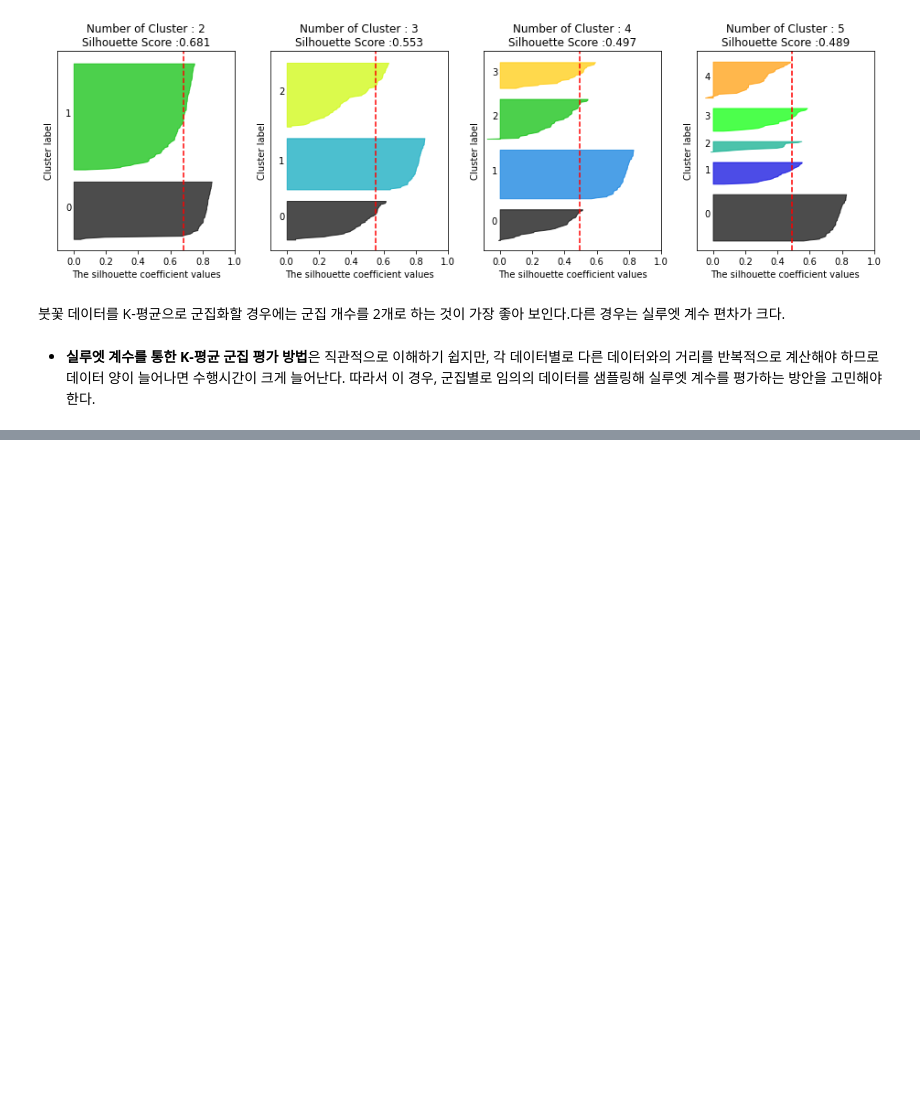
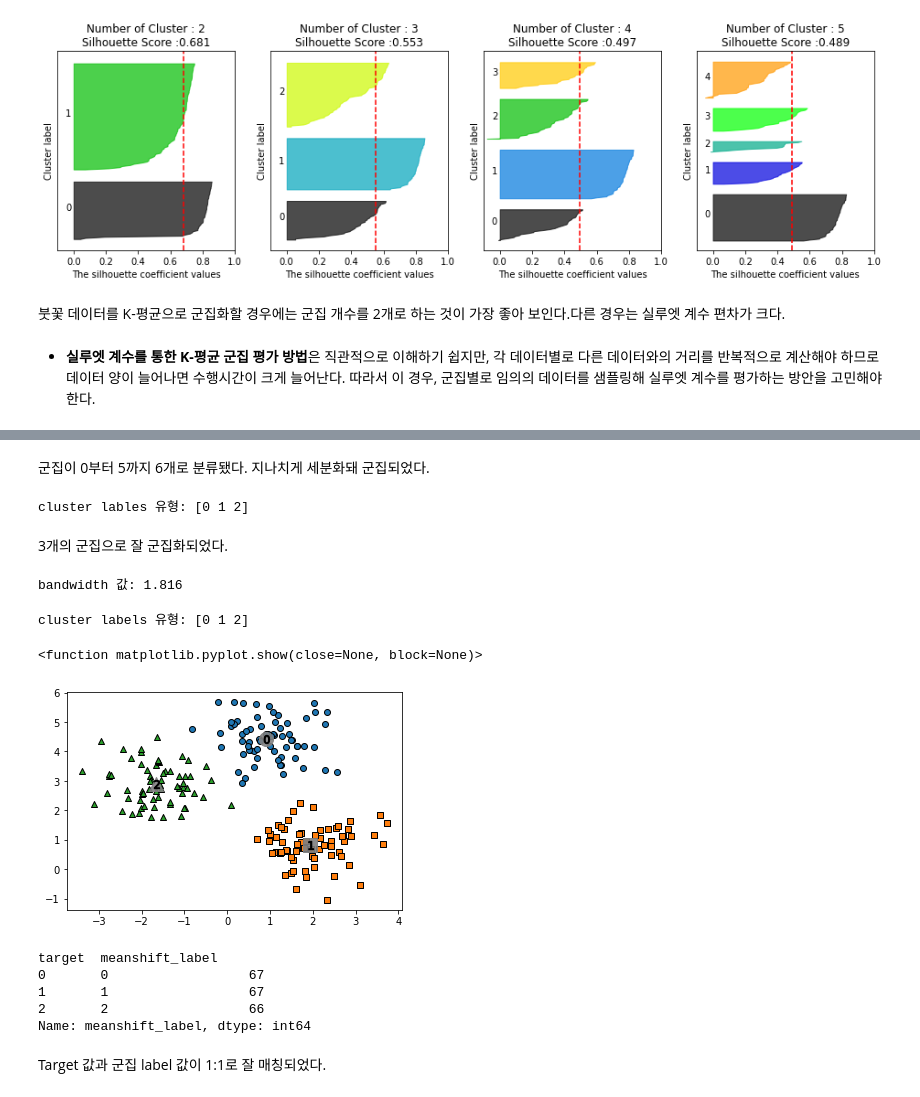
Before and after one commit to wizdom-js/data_analysis, a Jupyter notebook: 파이썬 머신러닝 완벽가이드/Chapter_07_군집화.ipynb, the cells around one changed output, grey strips where cells are left out. Saved outputs shown, nothing was run; the diff lists cells and outputs as text; code cells hidden in the pictures; blank space fills up the shorter version.

```diff
--- a/파이썬 머신러닝 완벽가이드/Chapter_07_군집화.ipynb
+++ b/파이썬 머신러닝 완벽가이드/Chapter_07_군집화.ipynb
@@ -400,0 +451,75 @@ visualize_silhouette([2, 3, 4, 5], iris.data)
+# %% [markdown]
+군집이 0부터 5까지 6개로 분류됐다. 지나치게 세분화돼 군집되었다.
+# %%
+# bandwith 살짝 높여 MeanShift 수해
+
+meanshift = MeanShift(bandwidth=1)
+cluster_labels = meanshift.fit_predict(X)
+print('cluster lables 유형:', np.unique(cluster_labels))
+# %% [output]
+cluster lables 유형: [0 1 2]
+# %% [markdown]
+3개의 군집으로 잘 군집화되었다.
+# %%
+# estimate_bandwitdth()함수 이용하여 최적화된 bandwidth 값 찾기
+
+from sklearn.cluster import estimate_bandwidth
+
+bandwidth = estimate_bandwidth(X)
+print('bandwidth 값:', round(bandwidth, 3))
+# %% [output]
+bandwidth 값: 1.816
+# %%
+# 측정된 bandwidth를 평균 이동값으로 적용해 동일한 make_blobs()데이터 세트에 군집화 수행
+
+import pandas as pd
+
+clusterDF = pd.DataFrame(data=X, columns=['ftr1', 'ftr2'])
+clusterDF['target'] = y
+
+# estimate_bandwidth()로 최적의 bandwidth 계산
+best_bandwidth = estimate_bandwidth(X)
+
+meanshift = MeanShift(bandwidth=best_bandwidth)
+cluster_labels = meanshift.fit_predict(X)
+print('cluster labels 유형:', np.unique(cluster_labels))
+# %% [output]
+cluster labels 유형: [0 1 2]
+# %%
+# 구성된 3개의 군집을 시각화
+
+import matplotlib.pyplot as plt
+%matplotlib inline
+
+clusterDF['meanshift_label'] = cluster_labels
+centers = meanshift.cluster_centers_
+unique_labels = np.unique(cluster_labels)
+markers=['o', 's', '^', 'x', '*']
+
+for label in unique_labels:
+    label_cluster = clusterDF[clusterDF['meanshift_label']==label]
+    center_x_y = centers[label]
+
+    # 군집별로 다른 마커로 산점도 적용
+    plt.scatter(x=label_cluster['ftr1'], y=label_cluster['ftr2'], edgecolor='k', marker=markers[label])
+
+    # 군집별 중심 표현
+    plt.scatter(x=center_x_y[0], y=center_x_y[1], s=200, color='gray', alpha=0.9, marker=markers[label])
+    plt.scatter(x=center_x_y[0], y=center_x_y[1], s=70, color='k', edgecolor='k', marker='$%d$' %label)
+
+plt.show
+# %% [output]
+<function matplotlib.pyplot.show(close=None, block=None)>
+[figure, added]
+# %%
+# target 값과 군집 label값 비교
+
+print(clusterDF.groupby('target')['meanshift_label'].value_counts())
+# %% [output]
+target  meanshift_label
+0       0                  67
+1       1                  67
+2       2                  66
+Name: meanshift_label, dtype: int64
+# %% [markdown]
+Target 값과 군집 label 값이 1:1로 잘 매칭되었다.
```
Also changed, not shown: parts of 7 cells of this notebook.
